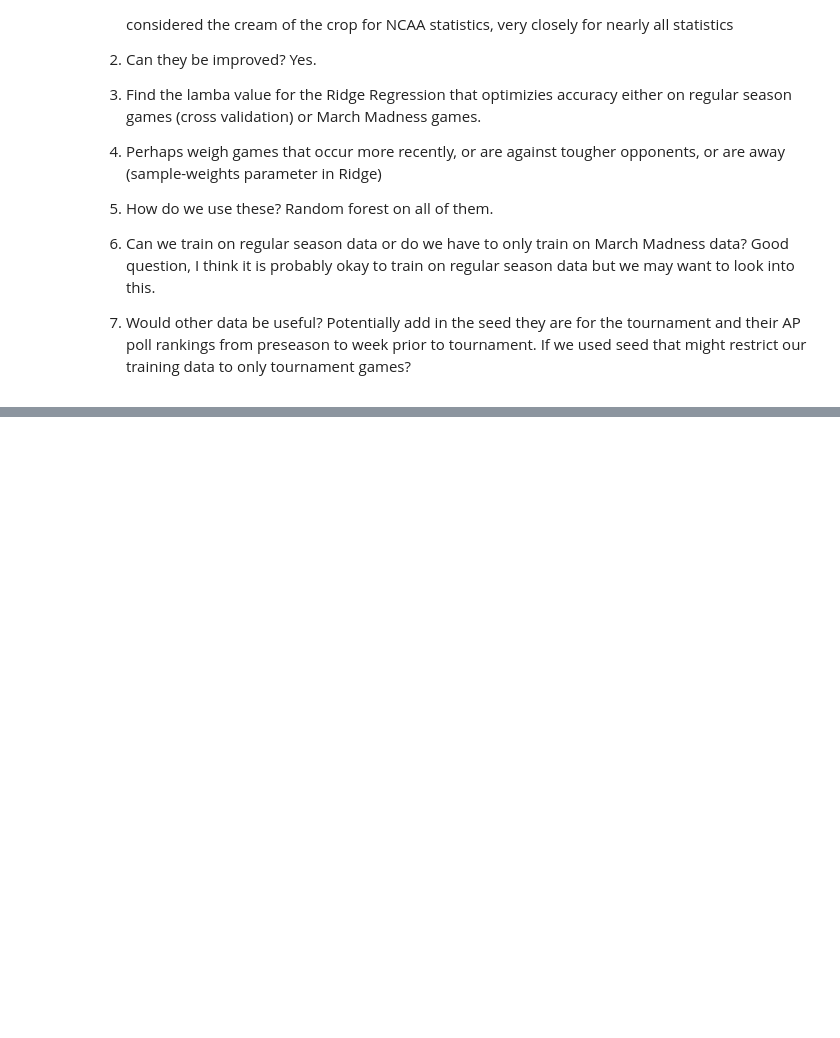
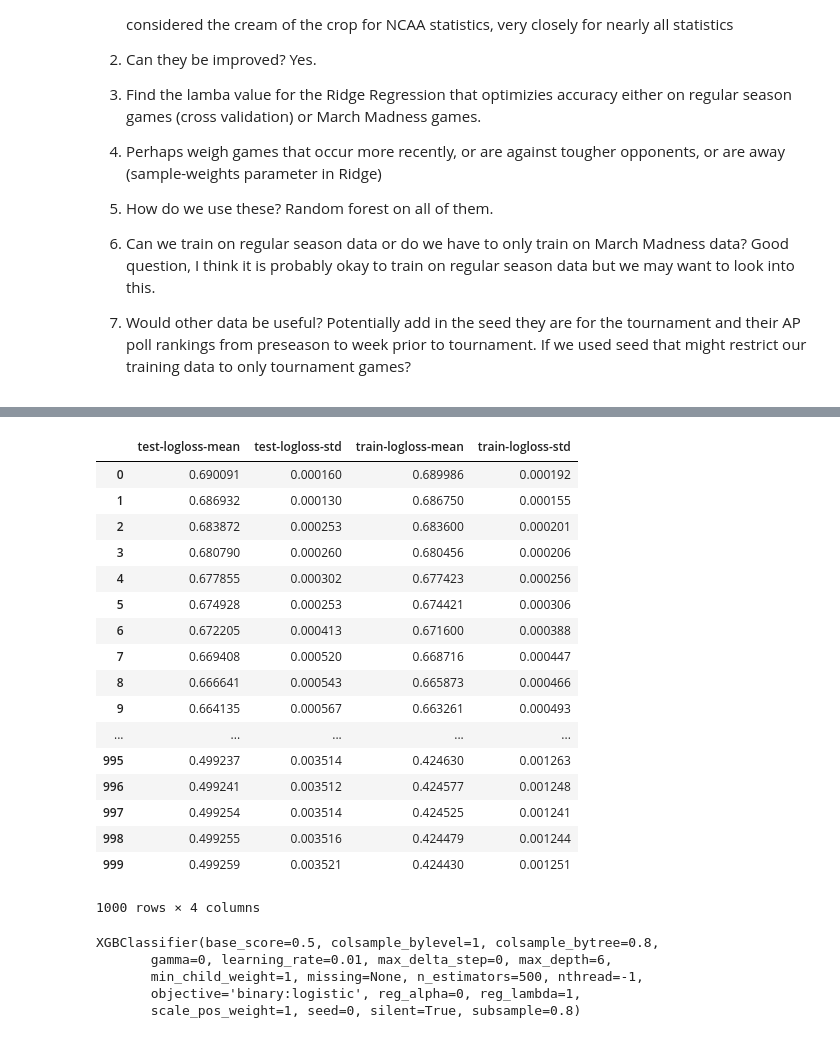
Before and after one commit to hwchase17/march_madness, a Jupyter notebook: Real Work.ipynb, the cells around one changed output, grey strips where cells are left out. Cells and saved outputs as stored; diff of their text form; code cells hidden in the pictures; blank space fills up the shorter version.

```diff
--- a/Real Work.ipynb
+++ b/Real Work.ipynb
@@ -189,3 +263,7 @@ teams_2014.sort('dor', ascending=False).head()
 5. How do we use these? Random forest on all of them.
 6. Can we train on regular season data or do we have to only train on March Madness data? Good question, I think it is probably okay to train on regular season data but we may want to look into this.
 7. Would other data be useful? Potentially add in the seed they are for the tournament and their AP poll rankings from preseason to week prior to tournament. If we used seed that might restrict our training data to only tournament games?
+# %%
+year=2014
+schedule = bigdata
+schedule.head()
@@ -191,0 +278,8 @@ teams_2014.sort('dor', ascending=False).head()
+# %%
+team1 = list(schedule.iloc[::2].Wteam)+ list(schedule.iloc[1::2].Lteam)
+team2 = list(schedule.iloc[::2].Lteam)+ list(schedule.iloc[1::2].Wteam)
+win = [1 for x in list(schedule.iloc[::2].Wteam)]+ [0 for x in list(schedule.iloc[1::2].Lteam)]
+margin = [x-y for x,y in zip(list(schedule.iloc[::2].Wscore),list(schedule.iloc[::2].Lscore))]+ [x-y for x,y in zip(list(schedule.iloc[::2].Lscore),list(schedule.iloc[::2].Wscore))]
+daynum = list(schedule.iloc[::2].Daynum)+ list(schedule.iloc[1::2].Daynum)
+loc = list(schedule.iloc[::2].Wloc)+ ['A' if x=='H' else 'H' if x=='A' else 'N' for x in list(schedule.iloc[1::2].Lteam)]
+season = list(schedule.iloc[::2].Season)+ list(schedule.iloc[1::2].Season)
@@ -191,0 +355,16 @@ teams_2014.sort('dor', ascending=False).head()
+# %%
+Xdata = pd.DataFrame(zip(team1,team2,daynum,loc,win,margin))
+Xdata.columns=['team1','team2','daynum','loc','result','margin']
+for col in [x+'_1' for x in team_database['1200']['2013'].keys()]:
+    Xdata[col] = 0
+Xdata[[x+'_1' for x in team_database['1200']['2013'].keys()]]=team1_stats
+for col in [x+'_2' for x in team_database['1200']['2013'].keys()]:
+    Xdata[col] = 0
+Xdata[[x+'_2' for x in team_database['1200']['2013'].keys()]]=team2_stats
+col_to_add = ['ovr','oor','dor','pace','oorp','dorp','oastp','dastp','ofgp','dfgp','ofg3p','dfg3p','oftp','dftp','ostlp','dstlp','oblkp','dblkp','o3pr','d3pr','oftr','dftr']
+for col in [x+'_diff' for x in col_to_add]:
+    Xdata[col] = 0
+Xdata[[x+'_diff' for x in col_to_add]]=diff
+for col in [x+'_comb' for x in col_to_add]:
+    Xdata[col] = 0
+Xdata[[x+'_comb' for x in col_to_add]]=comb
@@ -191,0 +387,29 @@ teams_2014.sort('dor', ascending=False).head()
+# %%
+X_train = Xdata.drop(['team1','team2','daynum','loc','result','margin'],axis=1)
+Y_train = Xdata['margin']>0
+T_train_xgb = xgb.DMatrix(X_train,Y_train)
+# %%
+param = {'max_depth':6,'eta':.01,'subsample':0.8,
+              'colsample_bytree': 0.8,'silent':0}
+num_round = 1000
+xgb.cv(param, T_train_xgb, num_round, nfold=5,
+       metrics={'logloss'}, seed = 0)
+# %% [output]
+|  | test-logloss-mean | test-logloss-std | train-logloss-mean | train-logloss-std |
+| 0 | 0.690091 | 0.000160 | 0.689986 | 0.000192 |
+| 1 | 0.686932 | 0.000130 | 0.686750 | 0.000155 |
+| 2 | 0.683872 | 0.000253 | 0.683600 | 0.000201 |
+| 3 | 0.680790 | 0.000260 | 0.680456 | 0.000206 |
+| 4 | 0.677855 | 0.000302 | 0.677423 | 0.000256 |
+| 5 | 0.674928 | 0.000253 | 0.674421 | 0.000306 |
+| 6 | 0.672205 | 0.000413 | 0.671600 | 0.000388 |
+| 7 | 0.669408 | 0.000520 | 0.668716 | 0.000447 |
+| 8 | 0.666641 | 0.000543 | 0.665873 | 0.000466 |
+| 9 | 0.664135 | 0.000567 | 0.663261 | 0.000493 |
+| ... | ... | ... | ... | ... |
+| 995 | 0.499237 | 0.003514 | 0.424630 | 0.001263 |
+| 996 | 0.499241 | 0.003512 | 0.424577 | 0.001248 |
+| 997 | 0.499254 | 0.003514 | 0.424525 | 0.001241 |
+| 998 | 0.499255 | 0.003516 | 0.424479 | 0.001244 |
+| 999 | 0.499259 | 0.003521 | 0.424430 | 0.001251 |
+1000 rows × 4 columns
@@ -191,0 +422,8 @@ teams_2014.sort('dor', ascending=False).head()
+# %%
+model.fit(X_train,Y_train)
+# %% [output]
+XGBClassifier(base_score=0.5, colsample_bylevel=1, colsample_bytree=0.8,
+       gamma=0, learning_rate=0.01, max_delta_step=0, max_depth=6,
+       min_child_weight=1, missing=None, n_estimators=500, nthread=-1,
+       objective='binary:logistic', reg_alpha=0, reg_lambda=1,
+       scale_pos_weight=1, seed=0, silent=True, subsample=0.8)
```
Also changed, not shown: parts of 29 cells of this notebook.
